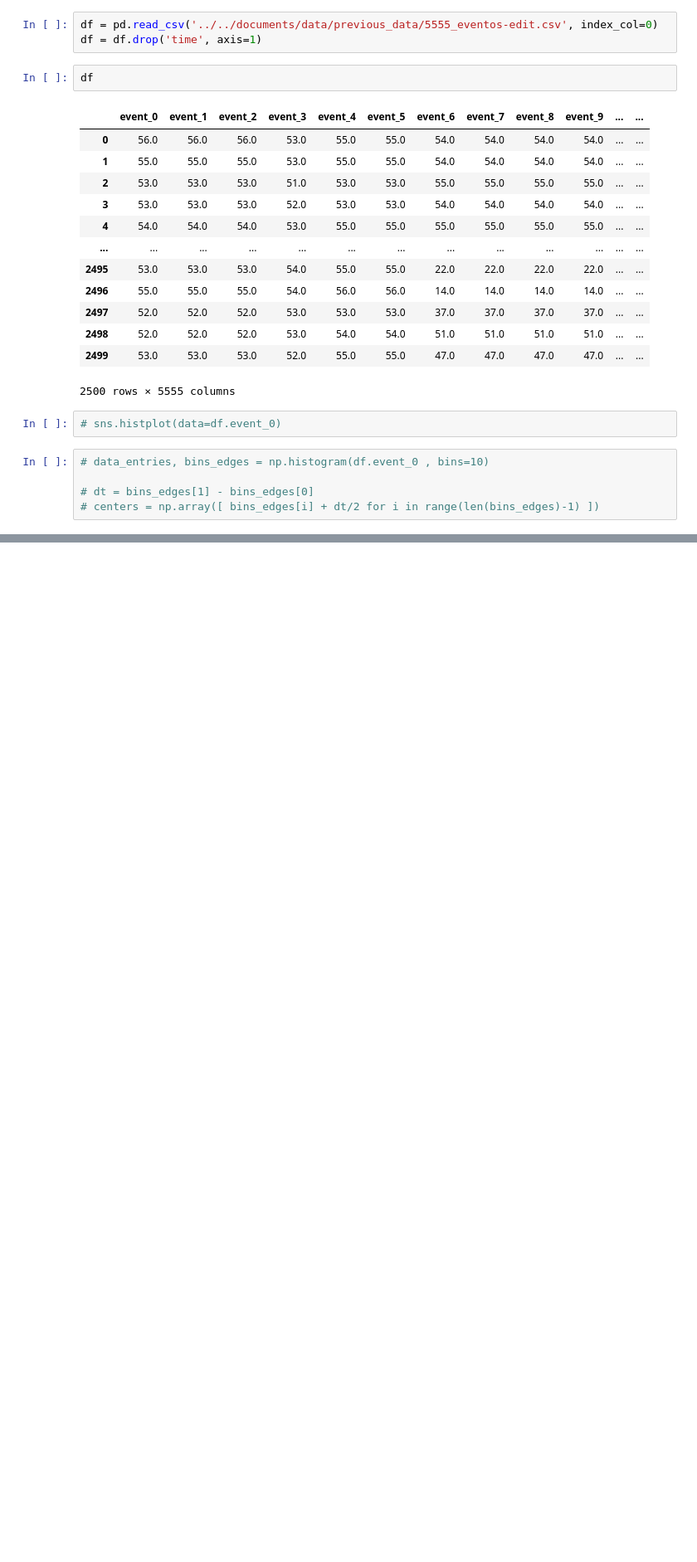
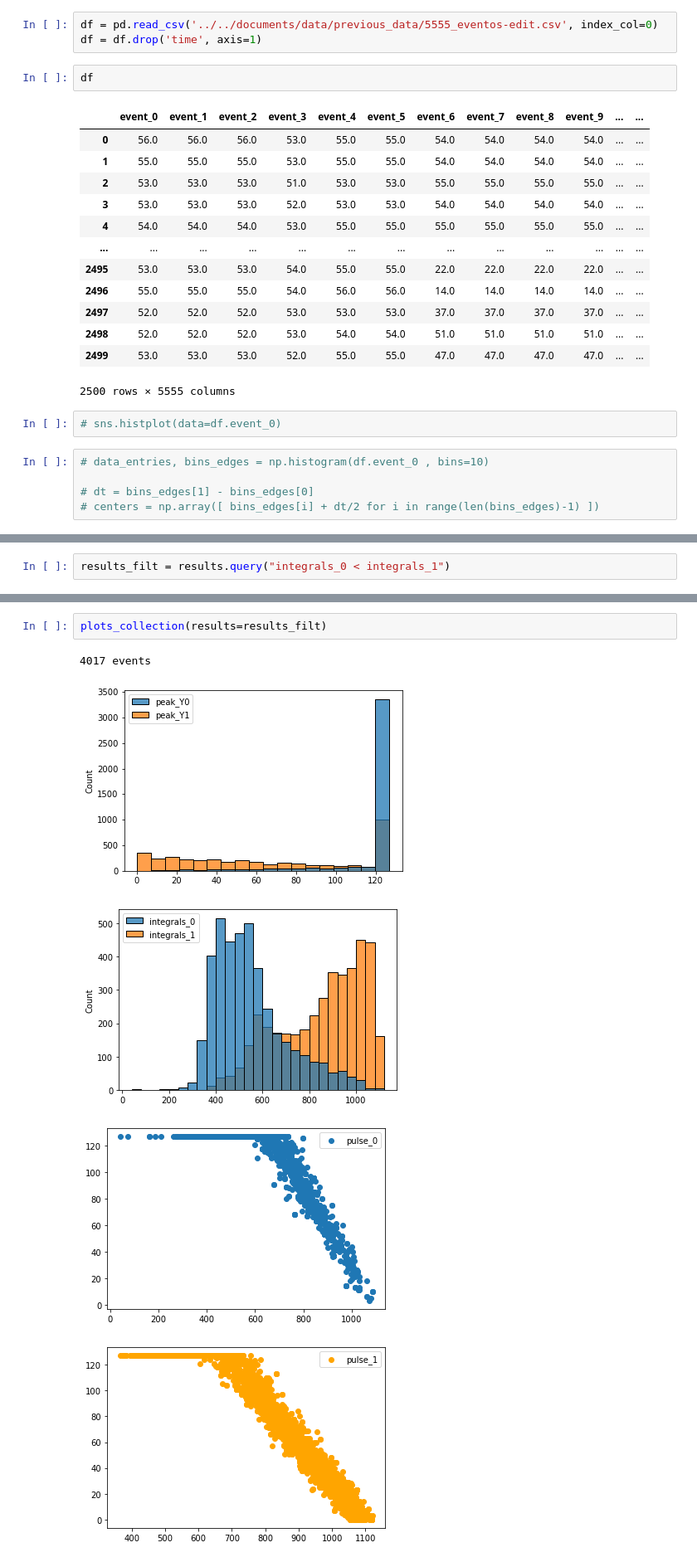
Before and after one commit to afauth/mudecay, a Jupyter notebook: MuonDecay/data_analyze/RegExp/teste.ipynb, the cells around one changed output, grey strips where cells are left out. Shown at 83% size. Cells and saved outputs as stored; diff of their text form; blank space fills up the shorter version.

```diff
--- a/MuonDecay/data_analyze/RegExp/teste.ipynb
+++ b/MuonDecay/data_analyze/RegExp/teste.ipynb
@@ -54,0 +187,2 @@ Wall time: 5.79 s
+# %%
+results_filt = results.query("integrals_0 < integrals_1")
@@ -54,0 +232,8 @@ Wall time: 5.79 s
+# %%
+plots_collection(results=results_filt)
+# %% [output]
+4017 events
+[figure, added]
+[figure, added]
+[figure, added]
+[figure, added]
```
Also changed, not shown: parts of 16 cells of this notebook, 11 other files.
